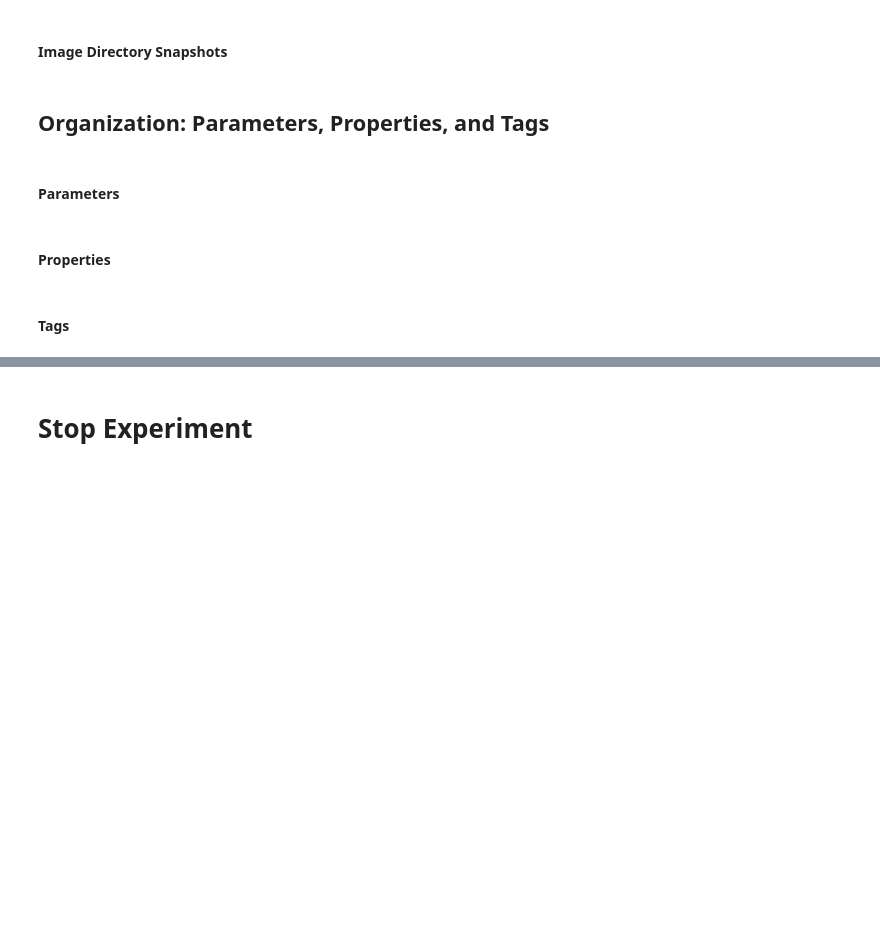
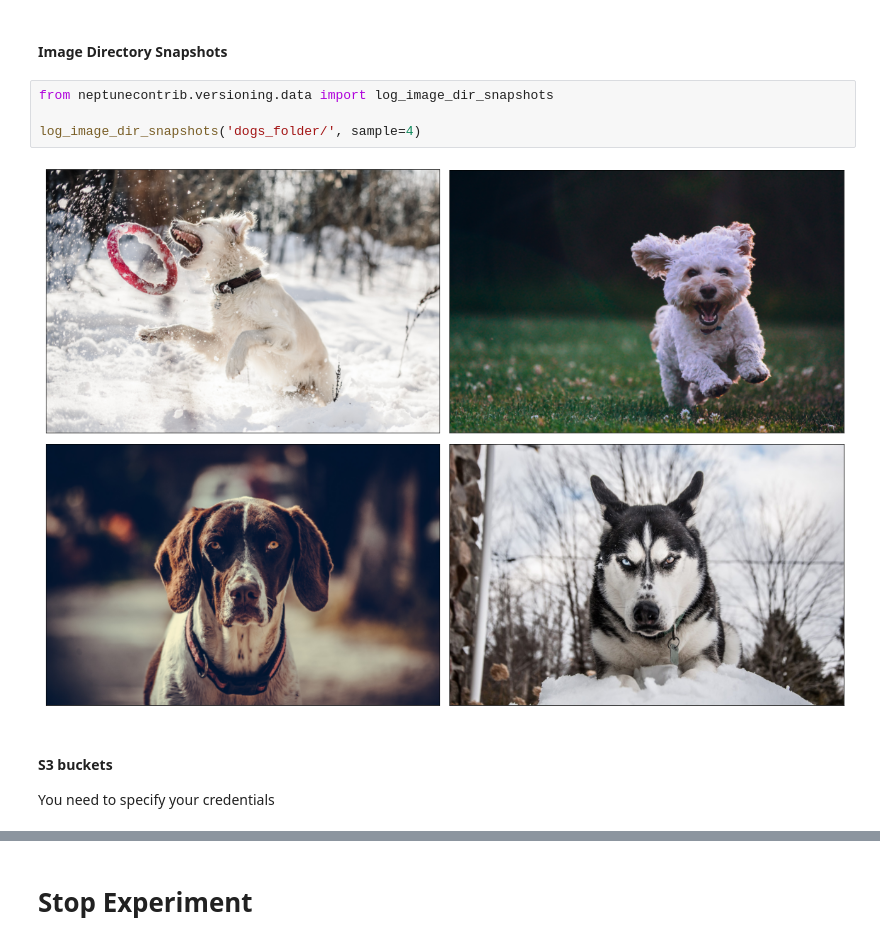
Before and after one commit to neptune-ai/neptune-examples, a Jupyter notebook: logging_snippets.ipynb, the cells around one changed output, grey strips where cells are left out. Saved outputs shown, nothing was run; the diff lists cells and outputs as text; blank space fills up the shorter version.

```diff
--- a/logging_snippets.ipynb
+++ b/logging_snippets.ipynb
@@ -82,10 +357,12 @@ Experiment(STEP-4)
 # %% [markdown]
 #### Image Directory Snapshots
-# %% [markdown]
-## Organization: Parameters, Properties, and Tags
-# %% [markdown]
-#### Parameters
-# %% [markdown]
-#### Properties
-# %% [markdown]
-#### Tags
+# %%
+from neptunecontrib.versioning.data import log_image_dir_snapshots
+
+log_image_dir_snapshots('dogs_folder/', sample=4)
+# %% [output]
+[figure, added]
+# %% [markdown]
+#### S3 buckets
+
+You need to specify your credentials
```
Also changed, not shown: parts of 48 cells of this notebook, 1 other file.
